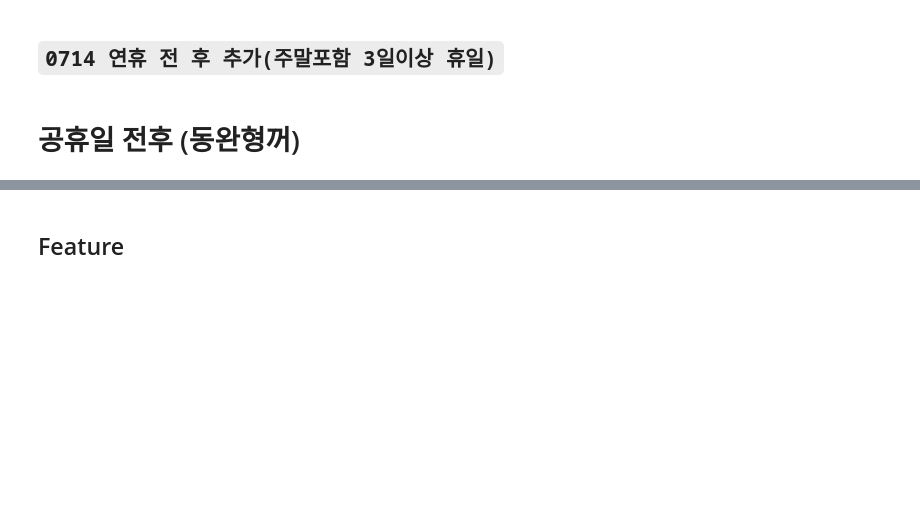
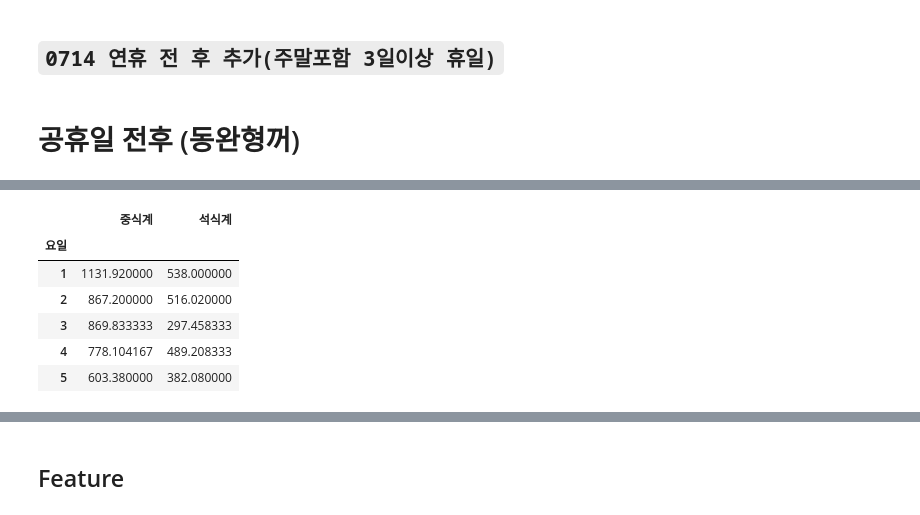
Before and after one commit to JBNU-JBIG/DACON-The_number_of_diners_in_the_cafeteria_Prediction, a Jupyter notebook: 0716 CatboostCategory.ipynb, the cells around one changed output, grey strips where cells are left out. Cells and saved outputs as stored; diff of their text form; code cells hidden in the pictures; blank space fills up the shorter version.

```diff
--- a/0716 CatboostCategory.ipynb
+++ b/0716 CatboostCategory.ipynb
@@ -640,0 +673,10 @@ test['공휴일전후'][20] = 0 # 연휴랑 겹쳐서 뺌
+# %%
+train.query('년==2019').groupby('요일').mean()[['중식계','석식계']]
+# %% [output]
+|  | 중식계 | 석식계 |
+| 요일 |  |  |
+| 1 | 1131.920000 | 538.000000 |
+| 2 | 867.200000 | 516.020000 |
+| 3 | 869.833333 | 297.458333 |
+| 4 | 778.104167 | 489.208333 |
+| 5 | 603.380000 | 382.080000 |
```
Also changed, not shown: parts of 10 cells of this notebook, 1 other file.
